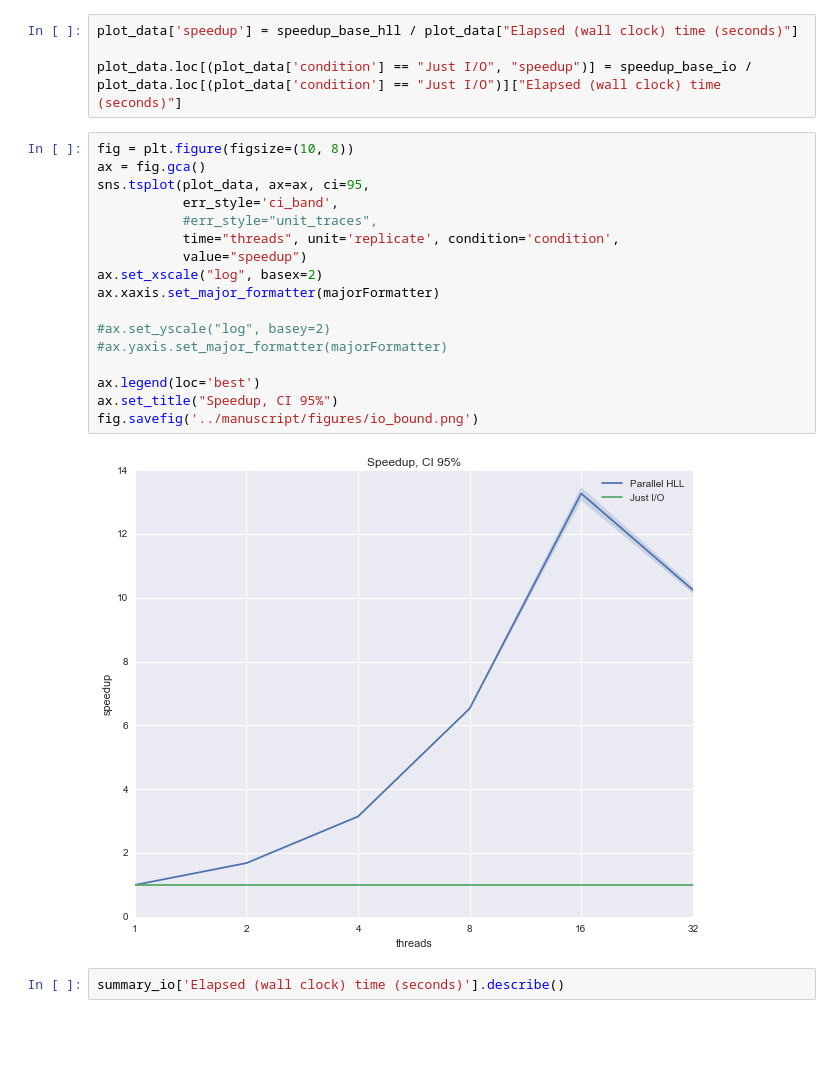
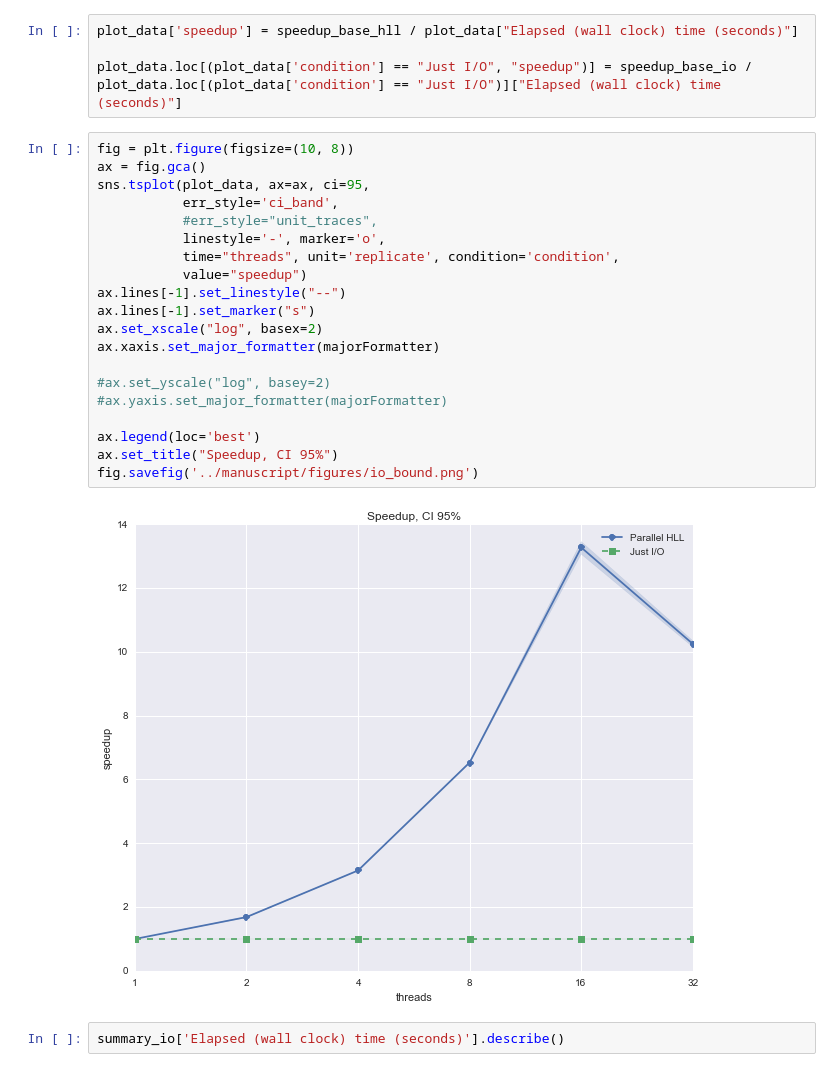
Before and after one commit to luizirber/2014-hll-counter, a Jupyter notebook: notebooks/Figures.ipynb, the cells around one changed output. Drawn from its saved outputs; the diff is of its cells as text; blank space fills up the shorter version.

```diff
--- a/notebooks/Figures.ipynb
+++ b/notebooks/Figures.ipynb
@@ -62,22 +65,25 @@ plot_data.loc[(plot_data['condition'] == "Just I/O", "speedup")] = speedup_base_
 # %%
 fig = plt.figure(figsize=(10, 8))
 ax = fig.gca()
 sns.tsplot(plot_data, ax=ax, ci=95,
            err_style='ci_band',
            #err_style="unit_traces",
+           linestyle='-', marker='o',
            time="threads", unit='replicate', condition='condition',
            value="speedup")
+ax.lines[-1].set_linestyle("--")
+ax.lines[-1].set_marker("s")
 ax.set_xscale("log", basex=2)
 ax.xaxis.set_major_formatter(majorFormatter)
 
 #ax.set_yscale("log", basey=2)
 #ax.yaxis.set_major_formatter(majorFormatter)
 
 ax.legend(loc='best')
 ax.set_title("Speedup, CI 95%")
 fig.savefig('../manuscript/figures/io_bound.png')
 # %% [output]
-[figure, old version]
+[figure, new version]
 # %%
 summary_io['Elapsed (wall clock) time (seconds)'].describe()
 # %% [output]
```
Also changed, not shown: parts of 3 cells of this notebook.
